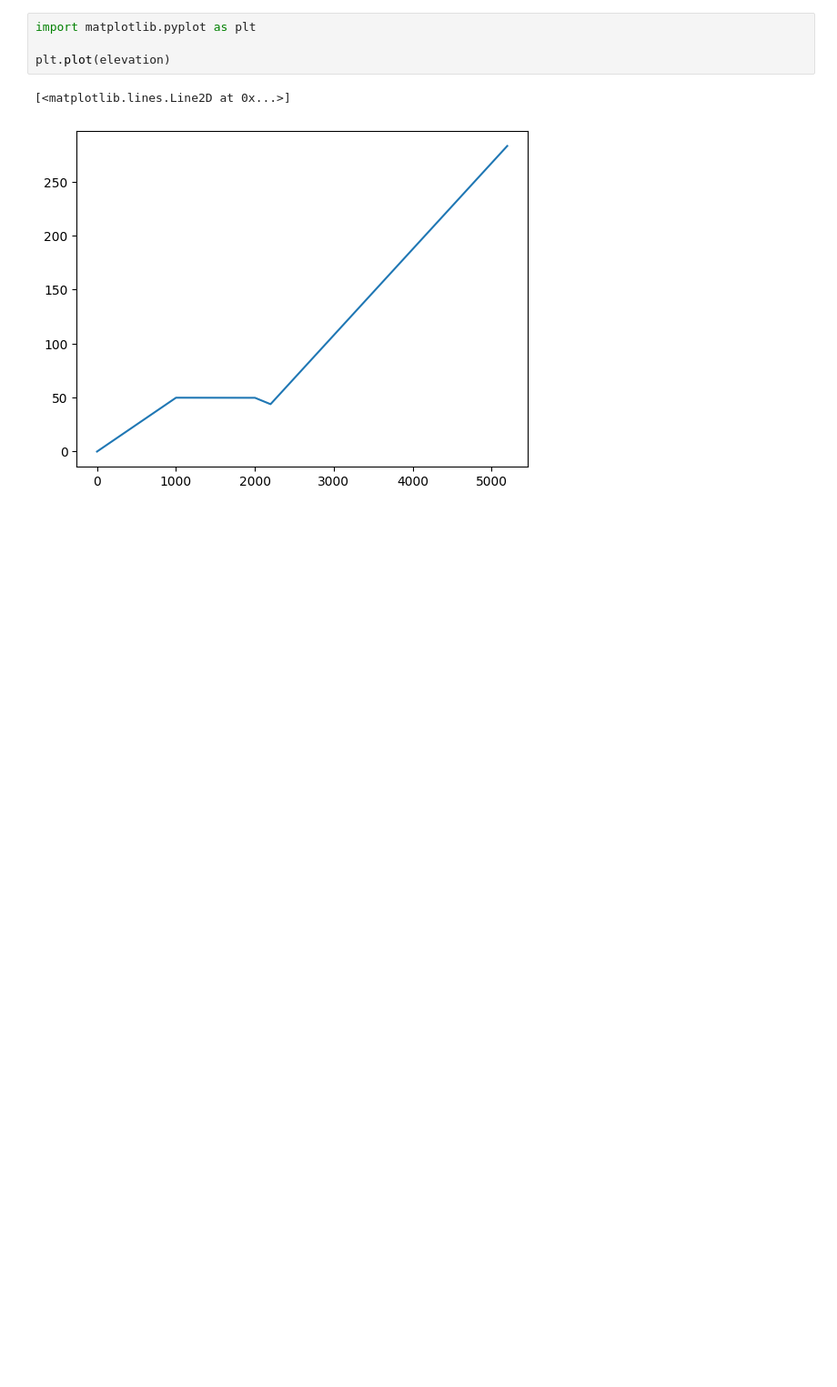
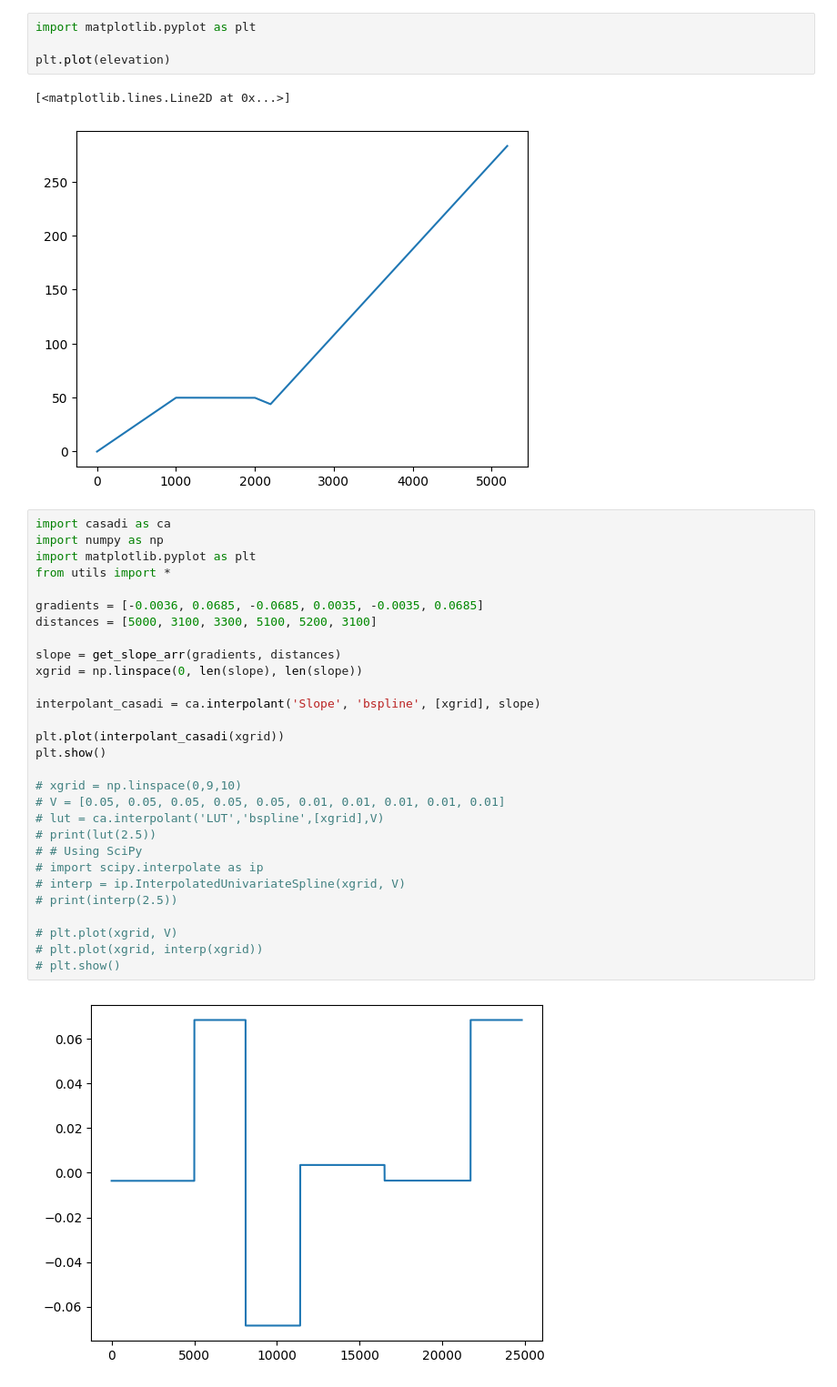
Before and after one commit to henrikub/Model-Based-Optimization-of-Pacing-Strategies-in-Road-Cycling, a Jupyter notebook: casadi/casadi_opitimization.ipynb, the cells around one changed output. Shown at 91% size. Drawn from its saved outputs; the diff is of its cells as text; blank space fills up the shorter version.

```diff
--- a/casadi/casadi_opitimization.ipynb
+++ b/casadi/casadi_opitimization.ipynb
@@ -165,3 +165,34 @@ plt.plot(elevation)
 # %% [output]
 [<matplotlib.lines.Line2D at 0x...>]
 [figure]
+# %%
+import casadi as ca
+import numpy as np
+import matplotlib.pyplot as plt
+from utils import *
+
+gradients = [-0.0036, 0.0685, -0.0685, 0.0035, -0.0035, 0.0685]
+distances = [5000, 3100, 3300, 5100, 5200, 3100]
+
+slope = get_slope_arr(gradients, distances)
+xgrid = np.linspace(0, len(slope), len(slope))
+
+interpolant_casadi = ca.interpolant('Slope', 'bspline', [xgrid], slope)
+
+plt.plot(interpolant_casadi(xgrid))
+plt.show()
+
+# xgrid = np.linspace(0,9,10)
+# V = [0.05, 0.05, 0.05, 0.05, 0.05, 0.01, 0.01, 0.01, 0.01, 0.01]
+# lut = ca.interpolant('LUT','bspline',[xgrid],V)
+# print(lut(2.5))
+# # Using SciPy
+# import scipy.interpolate as ip
+# interp = ip.InterpolatedUnivariateSpline(xgrid, V)
+# print(interp(2.5))
+
+# plt.plot(xgrid, V)
+# plt.plot(xgrid, interp(xgrid))
+# plt.show()
+# %% [output]
+[figure, added]
```
Also changed, not shown: 10 other files.
